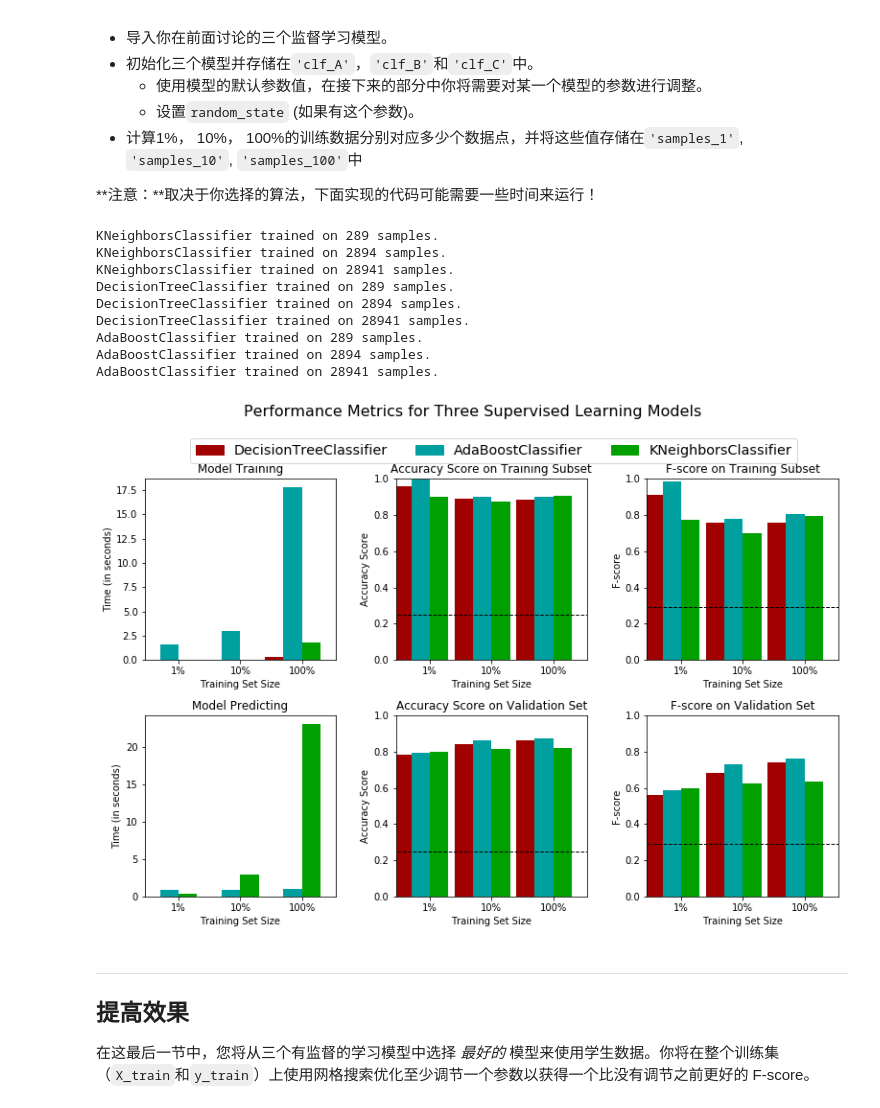
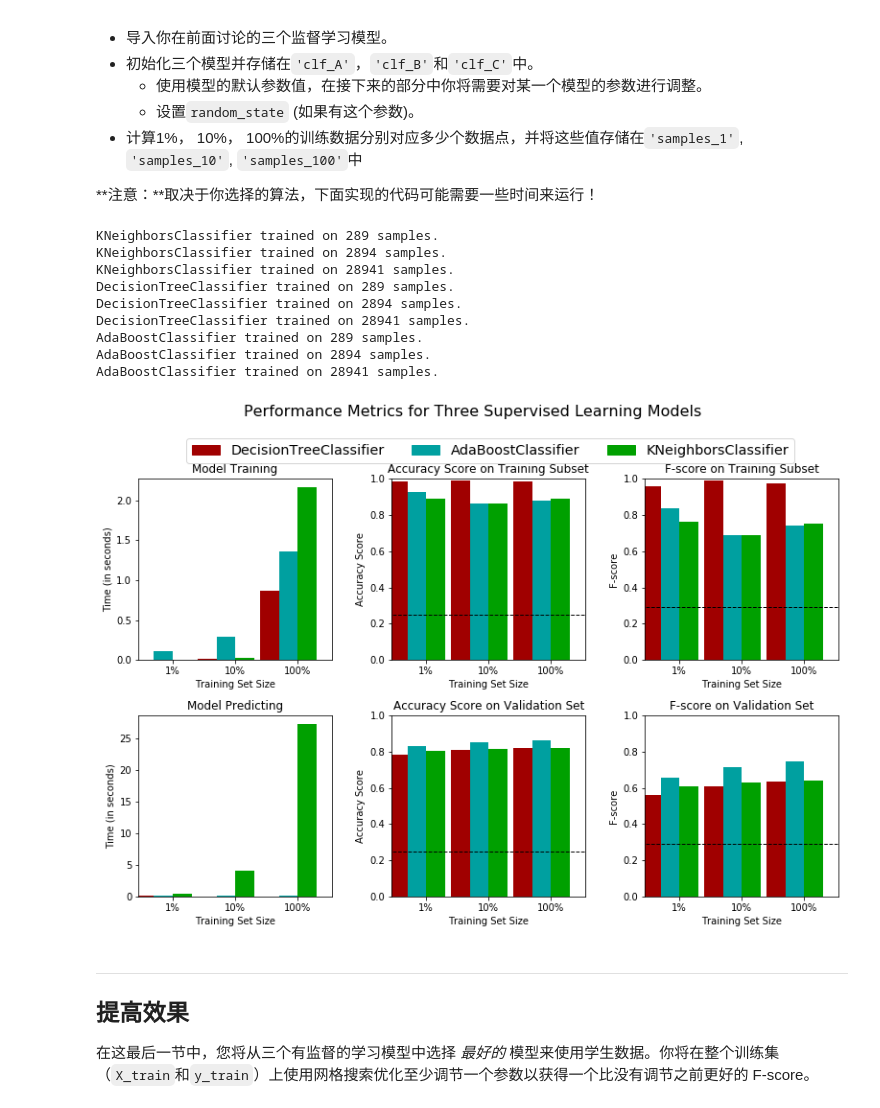
Before and after one commit to mnlife/udacity-project, a Jupyter notebook: finding_donors.ipynb, the cells around one changed output. Cells and saved outputs as stored; diff of their text form; code cells hidden in the pictures.

```diff
--- a/finding_donors.ipynb
+++ b/finding_donors.ipynb
@@ -408,38 +408,37 @@ def train_predict(learner, sample_size, X_train, y_train, X_val, y_val):
 # TODO：从sklearn中导入三个监督学习模型
 from sklearn.neighbors import KNeighborsClassifier
 from sklearn.tree import DecisionTreeClassifier
 from sklearn.ensemble import AdaBoostClassifier
 # TODO：初始化三个模型
-clf_A = KNeighborsClassifier(n_neighbors = 3)
-clf_B = DecisionTreeClassifier(max_depth = 8)
-clf_C = AdaBoostClassifier(DecisionTreeClassifier(max_depth = 1), algorithm="SAMME.R",
-                           n_estimators=600, random_state = 40)
+clf_A = KNeighborsClassifier()
+clf_B = DecisionTreeClassifier()
+clf_C = AdaBoostClassifier(random_state = 40)
 # TODO：计算1%， 10%， 100%的训练数据分别对应多少点
 samples_1 = int(len(X_train)*0.01)
 samples_10 = int(len(X_train)*0.10)
 samples_100 = int(len(X_train)*1.00)
 
 # 收集学习器的结果
 results = {}
 for clf in [clf_A, clf_B, clf_C]:
     clf_name = clf.__class__.__name__
     results[clf_name] = {}
     for i, samples in enumerate([samples_1, samples_10, samples_100]):
         results[clf_name][i] = train_predict(clf, samples, X_train, y_train, X_val, y_val)
 
 # 对选择的三个模型得到的评价结果进行可视化
 vs.evaluate(results, accuracy, fscore)
 # %% [output]
 KNeighborsClassifier trained on 289 samples.
 KNeighborsClassifier trained on 2894 samples.
 KNeighborsClassifier trained on 28941 samples.
 DecisionTreeClassifier trained on 289 samples.
 DecisionTreeClassifier trained on 2894 samples.
 DecisionTreeClassifier trained on 28941 samples.
 AdaBoostClassifier trained on 289 samples.
 AdaBoostClassifier trained on 2894 samples.
 AdaBoostClassifier trained on 28941 samples.
-[figure, old version]
+[figure, new version]
 # %% [markdown]
 ----
 ## 提高效果
```
Also changed, not shown: parts of 5 cells of this notebook, 1 other file.
